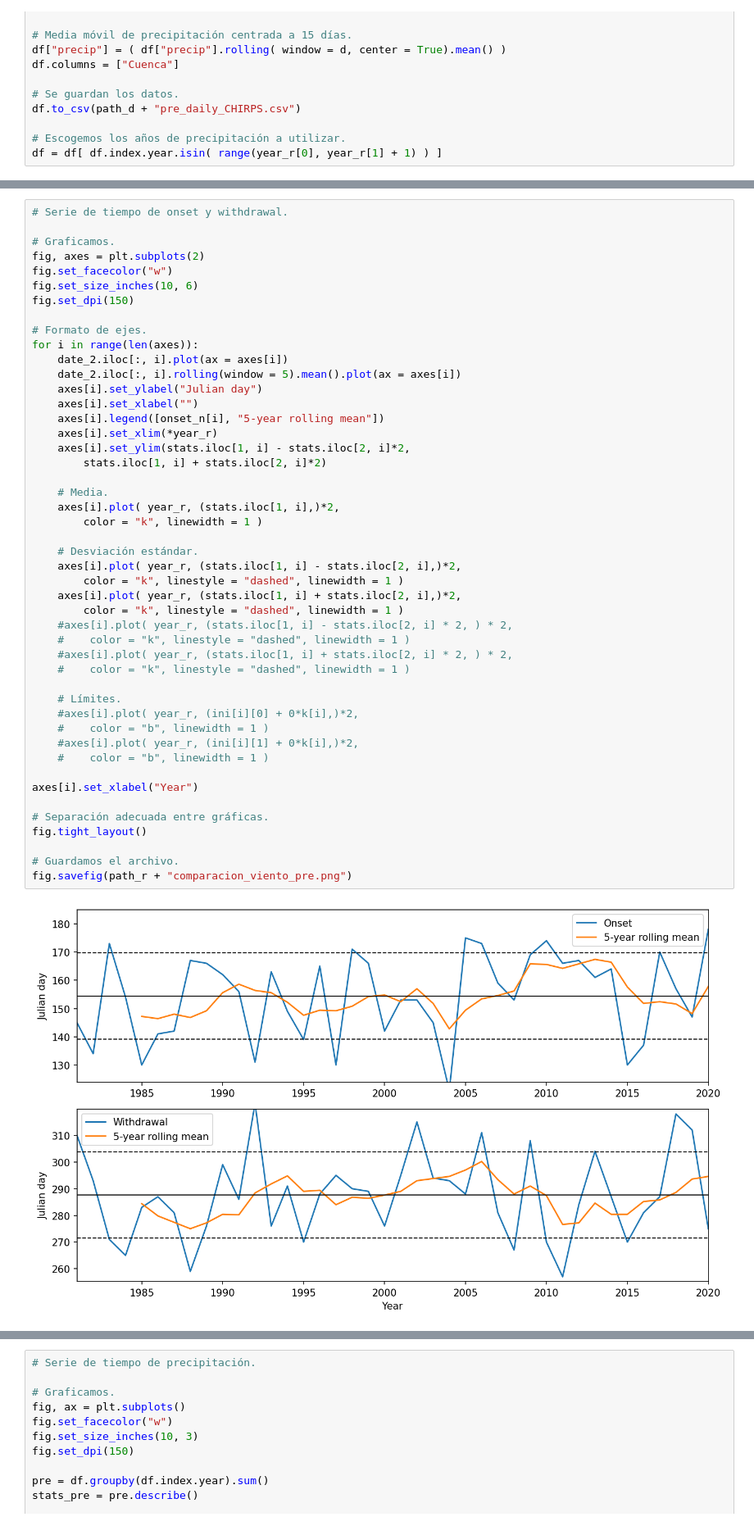
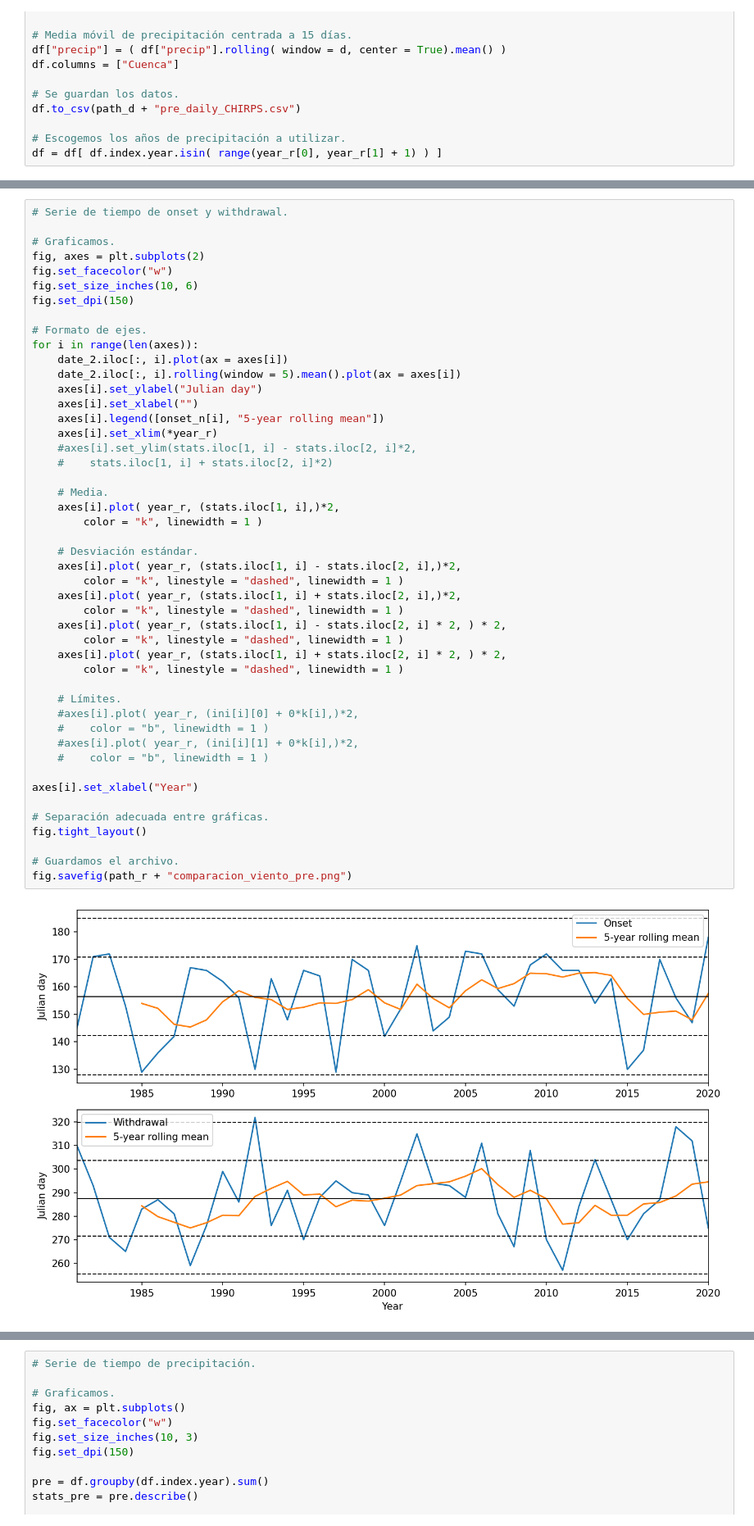
Before and after one commit to rodrigoms95/sequia, a Jupyter notebook: code/indice_pre.ipynb, the cells around one changed output, grey strips where cells are left out. Shown at 82% size. Saved outputs shown, nothing was run; the diff lists cells and outputs as text.

```diff
--- a/code/indice_pre.ipynb
+++ b/code/indice_pre.ipynb
@@ -722,40 +724,40 @@ for i in range(len(axes)):
     date_2.iloc[:, i].rolling(window = 5).mean().plot(ax = axes[i])
     axes[i].set_ylabel("Julian day")
     axes[i].set_xlabel("")
     axes[i].legend([onset_n[i], "5-year rolling mean"])
     axes[i].set_xlim(*year_r)
-    axes[i].set_ylim(stats.iloc[1, i] - stats.iloc[2, i]*2,
-        stats.iloc[1, i] + stats.iloc[2, i]*2)
+    #axes[i].set_ylim(stats.iloc[1, i] - stats.iloc[2, i]*2,
+    #    stats.iloc[1, i] + stats.iloc[2, i]*2)
 
     # Media.
     axes[i].plot( year_r, (stats.iloc[1, i],)*2,
         color = "k", linewidth = 1 )
 
     # Desviación estándar.
     axes[i].plot( year_r, (stats.iloc[1, i] - stats.iloc[2, i],)*2,
         color = "k", linestyle = "dashed", linewidth = 1 )
     axes[i].plot( year_r, (stats.iloc[1, i] + stats.iloc[2, i],)*2,
         color = "k", linestyle = "dashed", linewidth = 1 )
-    #axes[i].plot( year_r, (stats.iloc[1, i] - stats.iloc[2, i] * 2, ) * 2,
-    #    color = "k", linestyle = "dashed", linewidth = 1 )
-    #axes[i].plot( year_r, (stats.iloc[1, i] + stats.iloc[2, i] * 2, ) * 2,
-    #    color = "k", linestyle = "dashed", linewidth = 1 )
+    axes[i].plot( year_r, (stats.iloc[1, i] - stats.iloc[2, i] * 2, ) * 2,
+        color = "k", linestyle = "dashed", linewidth = 1 )
+    axes[i].plot( year_r, (stats.iloc[1, i] + stats.iloc[2, i] * 2, ) * 2,
+        color = "k", linestyle = "dashed", linewidth = 1 )
 
     # Límites.
     #axes[i].plot( year_r, (ini[i][0] + 0*k[i],)*2,
     #    color = "b", linewidth = 1 )
     #axes[i].plot( year_r, (ini[i][1] + 0*k[i],)*2,
     #    color = "b", linewidth = 1 )
 
 axes[i].set_xlabel("Year")
 
 # Separación adecuada entre gráficas.
 fig.tight_layout()
 
 # Guardamos el archivo.
 fig.savefig(path_r + "comparacion_viento_pre.png")
 # %% [output]
-[figure, old version]
+[figure, new version]
 # %%
 # Serie de tiempo de duración.
 
```
Also changed, not shown: parts of 4 cells of this notebook.
